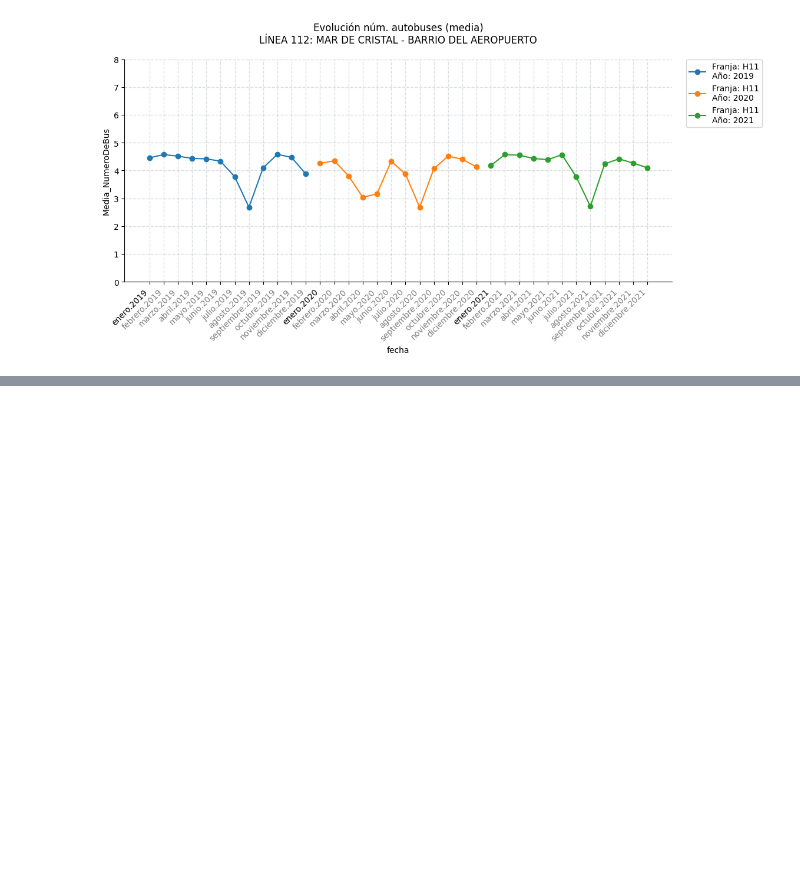
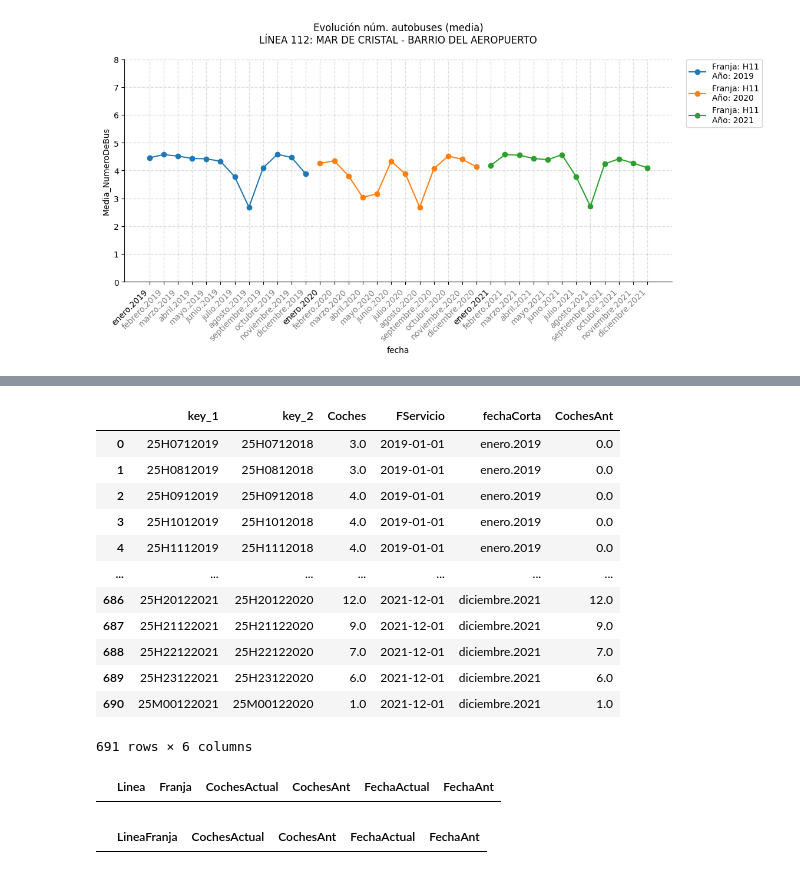
Before and after one commit to nacholopex/emt_madrid, a Jupyter notebook: 2022_emt_evolucion.ipynb, the cells around one changed output, grey strips where cells are left out. Drawn from its saved outputs; the diff is of its cells as text; code cells hidden in the pictures; blank space fills up the shorter version.

```diff
--- a/2022_emt_evolucion.ipynb
+++ b/2022_emt_evolucion.ipynb
@@ -237,0 +238,10 @@ for linea in lineas:
+# %%
+tmp = linea25.copy()
+# %%
+tmp['mes'] = tmp['FServicio'].dt.month
+tmp['year'] = tmp['FServicio'].dt.year
+# %%
+tmp['key_1'] = tmp['CLinea'].astype(str)+tmp['IDFranja']+tmp['mes'].astype(str)+tmp['year'].astype(str)
+tmp['key_2'] = tmp['CLinea'].astype(str)+tmp['IDFranja']+tmp['mes'].astype(str)+(tmp['year']-1).astype(str)
+# %%
+tmp2 = tmp.loc[:,['key_1','key_2','Coches','FServicio','fechaCorta']]
@@ -237,0 +264,31 @@ for linea in lineas:
+# %%
+# https://stackoverflow.com/questions/41511730/python-function-similar-to-vlookup-excel
+if 'CochesAnt' in tmp2.columns:
+    tmp2.drop(columns=['CochesAnt'],inplace=True)
+
+tmp2.insert(len(tmp2.columns), 'CochesAnt', tmp2['key_2'].map(tmp2.set_index('key_1')['Coches']))
+tmp2.fillna(0,inplace=True)
+tmp2.reset_index(inplace=True,drop=True)
+tmp2
+# %% [output]
+|  | key_1 | key_2 | Coches | FServicio | fechaCorta | CochesAnt |
+| 0 | 25H0712019 | 25H0712018 | 3.0 | 2019-01-01 | enero.2019 | 0.0 |
+| 1 | 25H0812019 | 25H0812018 | 3.0 | 2019-01-01 | enero.2019 | 0.0 |
+| 2 | 25H0912019 | 25H0912018 | 4.0 | 2019-01-01 | enero.2019 | 0.0 |
+| 3 | 25H1012019 | 25H1012018 | 4.0 | 2019-01-01 | enero.2019 | 0.0 |
+| 4 | 25H1112019 | 25H1112018 | 4.0 | 2019-01-01 | enero.2019 | 0.0 |
+| ... | ... | ... | ... | ... | ... | ... |
+| 686 | 25H20122021 | 25H20122020 | 12.0 | 2021-12-01 | diciembre.2021 | 12.0 |
+| 687 | 25H21122021 | 25H21122020 | 9.0 | 2021-12-01 | diciembre.2021 | 9.0 |
+| 688 | 25H22122021 | 25H22122020 | 7.0 | 2021-12-01 | diciembre.2021 | 7.0 |
+| 689 | 25H23122021 | 25H23122020 | 6.0 | 2021-12-01 | diciembre.2021 | 6.0 |
+| 690 | 25M00122021 | 25M00122020 | 1.0 | 2021-12-01 | diciembre.2021 | 1.0 |
+691 rows × 6 columns
+# %%
+pd.DataFrame(columns=['Linea','Franja','CochesActual','CochesAnt','FechaActual','FechaAnt'])
+# %% [output]
+|  | Linea | Franja | CochesActual | CochesAnt | FechaActual | FechaAnt |
+# %%
+pd.DataFrame(columns=['LineaFranja','CochesActual','CochesAnt','FechaActual','FechaAnt'])
+# %% [output]
+|  | LineaFranja | CochesActual | CochesAnt | FechaActual | FechaAnt |
```
Also changed, not shown: parts of 8 cells of this notebook, 1 other file.
